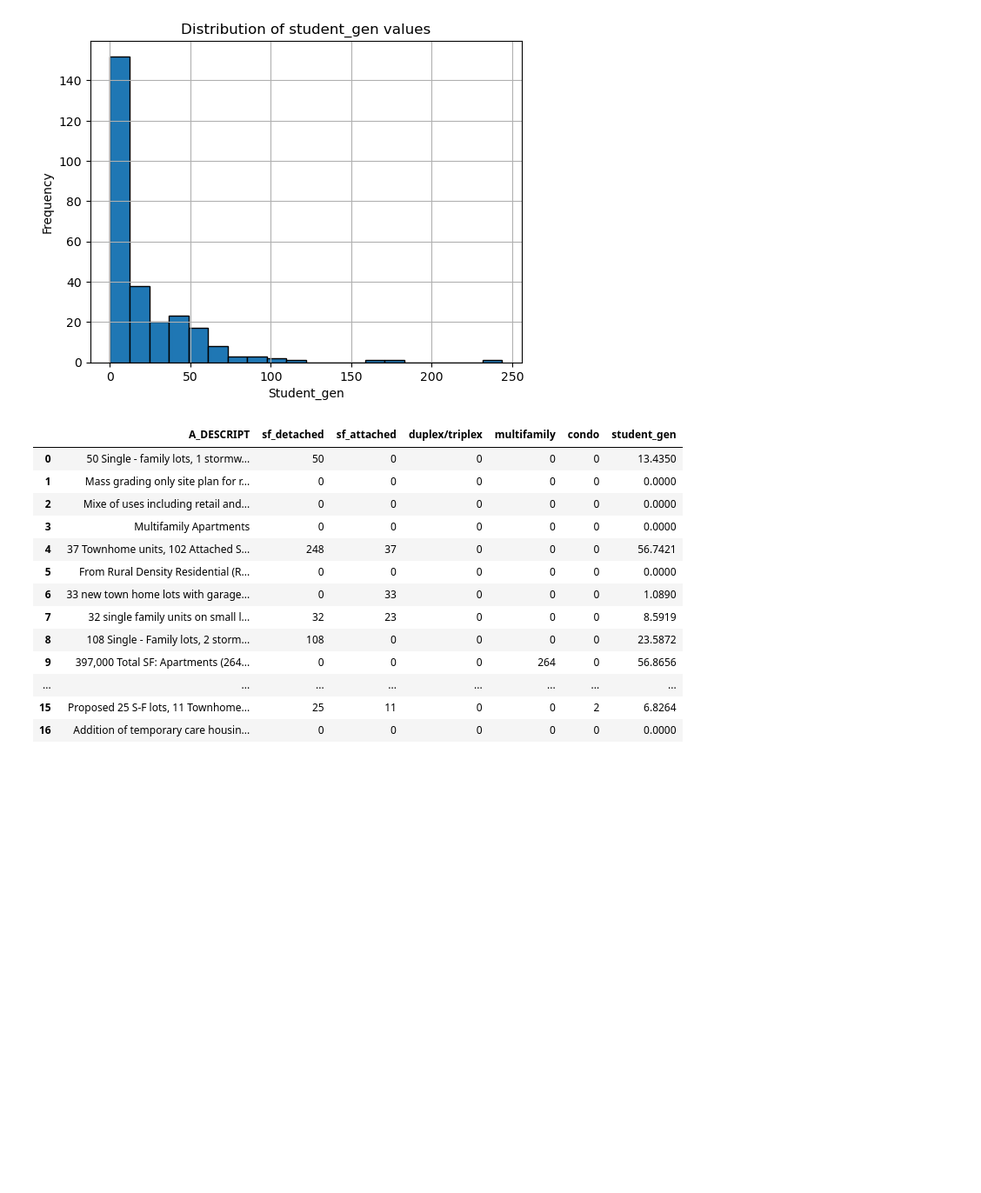
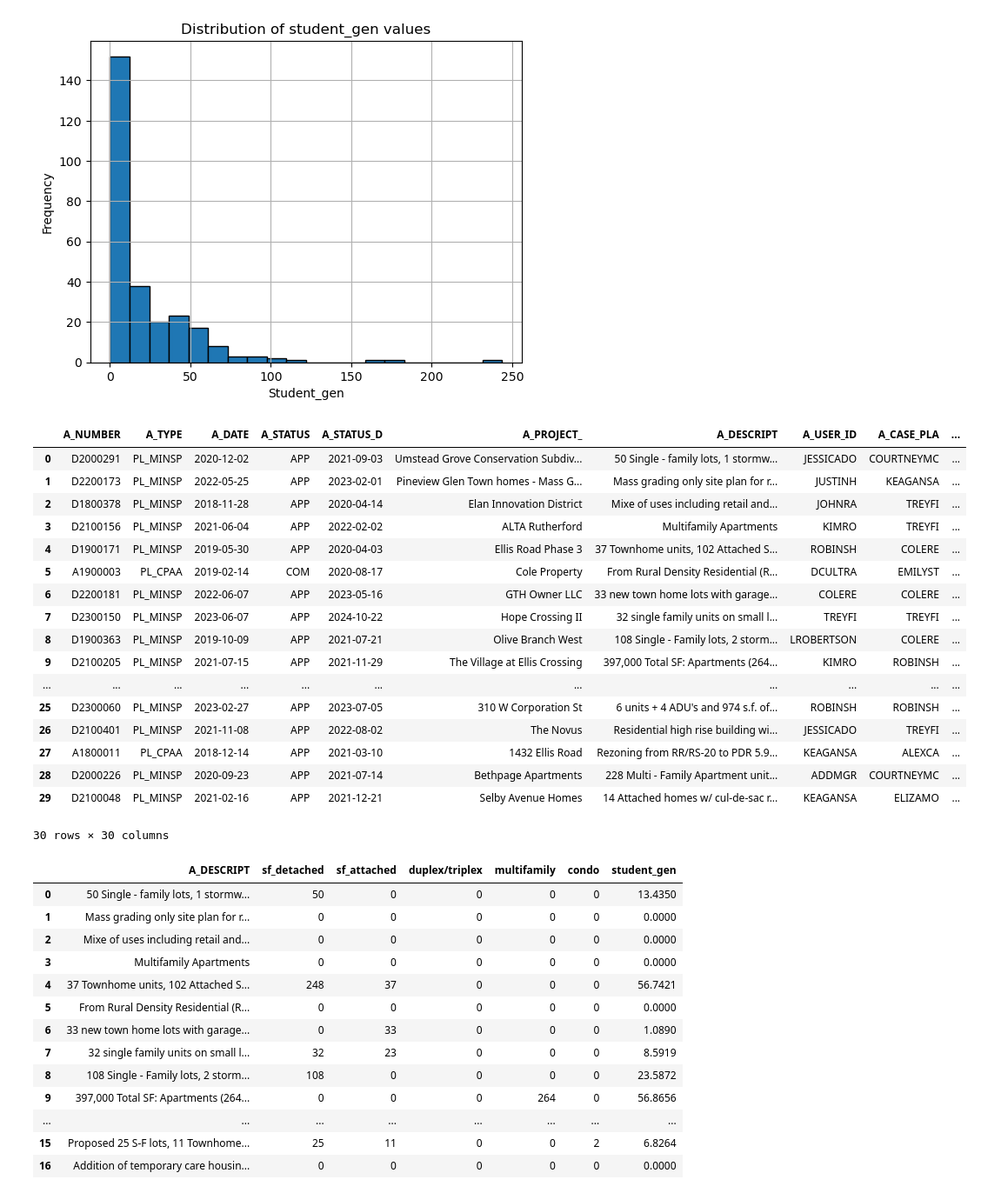
Before and after one commit to olublin/DPS-Planning, a Jupyter notebook: sgr_htype_region.ipynb, the cells around one changed output. Shown at 87% size. Cells and saved outputs as stored; diff of their text form; code cells hidden in the pictures; blank space fills up the shorter version.

```diff
--- a/sgr_htype_region.ipynb
+++ b/sgr_htype_region.ipynb
@@ -137,6 +137,27 @@ for i, row in pu.iterrows():
 # hs_full_geo.to_file('hs_full_geo.geojson', driver='GeoJSON')
 # %%
 pu.to_file('pu_gen.geojson', driver='GeoJSON')
+# %%
+res_dev.head(30)
+# %% [output]
+|  | A_NUMBER | A_TYPE | A_DATE | A_STATUS | A_STATUS_D | A_PROJECT_ | A_DESCRIPT | A_USER_ID | A_CASE_PLA | ... |
+| 0 | D2000291 | PL_MINSP | 2020-12-02 | APP | 2021-09-03 | Umstead Grove Conservation Subdiv... | 50 Single - family lots, 1 stormw... | JESSICADO | COURTNEYMC | ... |
+| 1 | D2200173 | PL_MINSP | 2022-05-25 | APP | 2023-02-01 | Pineview Glen Town homes - Mass G... | Mass grading only site plan for r... | JUSTINH | KEAGANSA | ... |
+| 2 | D1800378 | PL_MINSP | 2018-11-28 | APP | 2020-04-14 | Elan Innovation District | Mixe of uses including retail and... | JOHNRA | TREYFI | ... |
+| 3 | D2100156 | PL_MINSP | 2021-06-04 | APP | 2022-02-02 | ALTA Rutherford | Multifamily Apartments | KIMRO | TREYFI | ... |
+| 4 | D1900171 | PL_MINSP | 2019-05-30 | APP | 2020-04-03 | Ellis Road Phase 3 | 37 Townhome units, 102 Attached S... | ROBINSH | COLERE | ... |
+| 5 | A1900003 | PL_CPAA | 2019-02-14 | COM | 2020-08-17 | Cole Property | From Rural Density Residential (R... | DCULTRA | EMILYST | ... |
+| 6 | D2200181 | PL_MINSP | 2022-06-07 | APP | 2023-05-16 | GTH Owner LLC | 33 new town home lots with garage... | COLERE | COLERE | ... |
+| 7 | D2300150 | PL_MINSP | 2023-06-07 | APP | 2024-10-22 | Hope Crossing II | 32 single family units on small l... | TREYFI | TREYFI | ... |
+| 8 | D1900363 | PL_MINSP | 2019-10-09 | APP | 2021-07-21 | Olive Branch West | 108 Single - Family lots, 2 storm... | LROBERTSON | COLERE | ... |
+| 9 | D2100205 | PL_MINSP | 2021-07-15 | APP | 2021-11-29 | The Village at Ellis Crossing | 397,000 Total SF: Apartments (264... | KIMRO | ROBINSH | ... |
+| ... | ... | ... | ... | ... | ... | ... | ... | ... | ... | ... |
+| 25 | D2300060 | PL_MINSP | 2023-02-27 | APP | 2023-07-05 | 310 W Corporation St | 6 units + 4 ADU's and 974 s.f. of... | ROBINSH | ROBINSH | ... |
+| 26 | D2100401 | PL_MINSP | 2021-11-08 | APP | 2022-08-02 | The Novus | Residential high rise building wi... | JESSICADO | TREYFI | ... |
+| 27 | A1800011 | PL_CPAA | 2018-12-14 | APP | 2021-03-10 | 1432 Ellis Road | Rezoning from RR/RS-20 to PDR 5.9... | KEAGANSA | ALEXCA | ... |
+| 28 | D2000226 | PL_MINSP | 2020-09-23 | APP | 2021-07-14 | Bethpage Apartments | 228 Multi - Family Apartment unit... | ADDMGR | COURTNEYMC | ... |
+| 29 | D2100048 | PL_MINSP | 2021-02-16 | APP | 2021-12-21 | Selby Avenue Homes | 14 Attached homes w/ cul-de-sac r... | KEAGANSA | ELIZAMO | ... |
+30 rows × 30 columns
 # %%
 pd.set_option('display.max_colwidth', 100)
 res_dev[['A_DESCRIPT', 'sf_detached', 'sf_attached', 'duplex/triplex', 'multifamily', 'condo', 'student_gen']].head(20)
```
Also changed, not shown: parts of 1 cell of this notebook, 1 other file.
